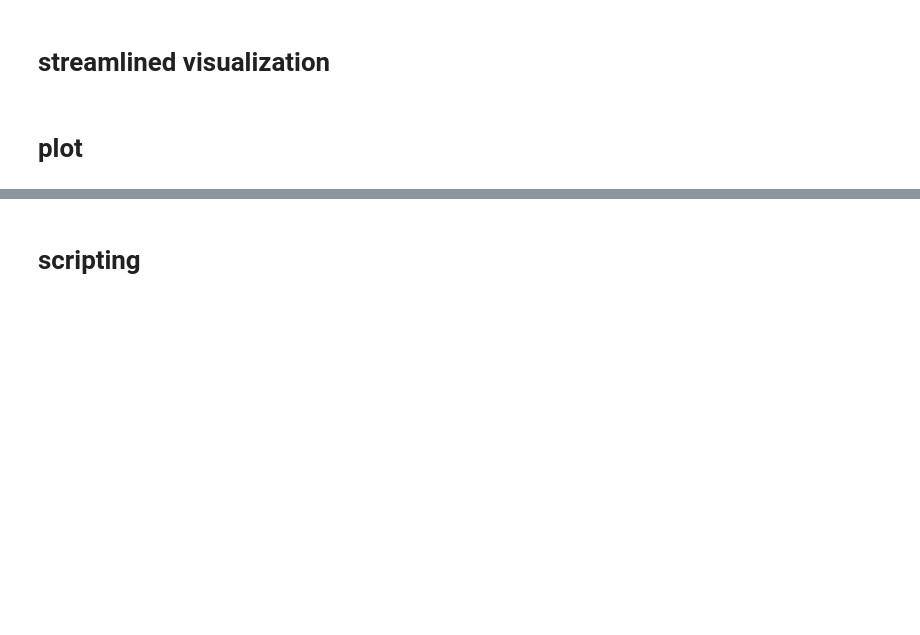
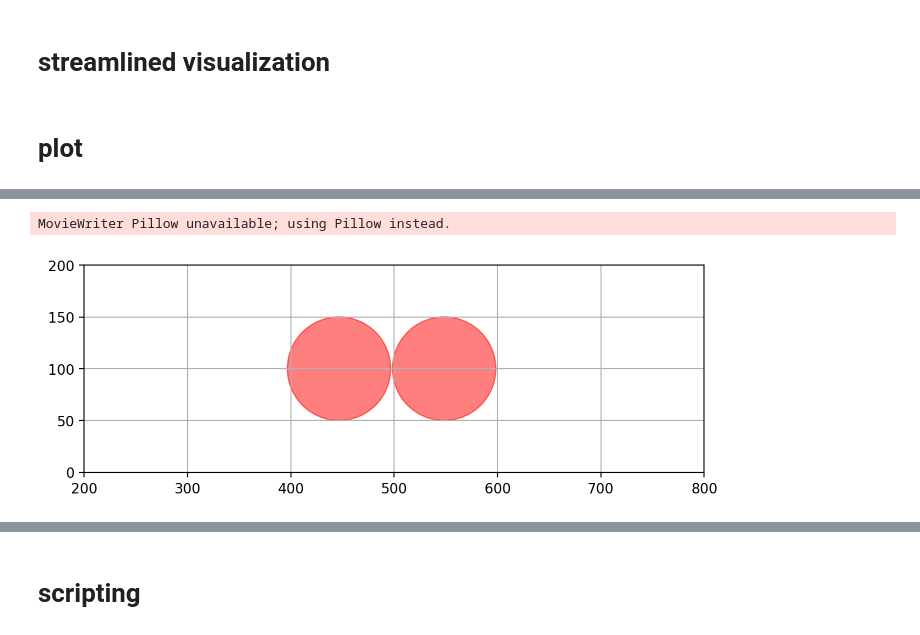
Before and after one commit to lexiarlen/LIGGGHTS_SEAICE, a Jupyter notebook: lexi_tests/python_visualization/python_plots.ipynb, the cells around one changed output, grey strips where cells are left out. Saved outputs shown, nothing was run; the diff lists cells and outputs as text; code cells hidden in the pictures; blank space fills up the shorter version.

```diff
--- a/lexi_tests/python_visualization/python_plots.ipynb
+++ b/lexi_tests/python_visualization/python_plots.ipynb
@@ -77,0 +91,50 @@ plot_relevant_quantities(df_atom, df_bond, dt, r'5% overlap; coeff rest = 1.0')
+# %%
+fig, ax = plt.subplots(figsize=(8, 8))
+
+# Use bond values to determine whether bond exists or not
+bond_exists = df_bond['bfx'].values
+
+# Dictionary to store circle objects for each atom
+circles = {}
+
+# Assuming df_atom has already been defined and structured correctly
+unique_atoms = set(idx[0] for idx in df_atom.keys())
+
+# Initialize circles at their initial positions
+for atom_id in unique_atoms:
+    initial_x = df_atom[(atom_id, 'x')].iloc[0]
+    initial_y = df_atom[(atom_id, 'y')].iloc[0]
+    radius = df_atom[(atom_id, 'radius')].iloc[0]
+    circle = Circle((initial_x, initial_y), radius, color='blue', alpha=0.5)
+    ax.add_patch(circle)
+    circles[atom_id] = circle
+
+# Set the plot limits manually
+ax.set_xlim(200, 800)
+ax.set_ylim(0, 200)
+ax.set_aspect('equal', 'box')
+ax.grid()
+
+# Update function for animation
+def update(frame):
+    for atom_id in unique_atoms:
+        new_x = df_atom[(atom_id, 'x')].iloc[frame]
+        new_y = df_atom[(atom_id, 'y')].iloc[frame]
+        bond_status = bond_exists[frame]  # Assuming atom_id starts from 1 and maps directly to indices (0-based)
+        color = 'red' if np.isnan(bond_status) else 'blue'  # Change color if bond status is NaN
+        circles[atom_id].center = (new_x, new_y)
+        circles[atom_id].set_color(color)  # Update the color based on bond status
+    return circles.values()
+
+# Animation parameters
+N = 1
+frame_indices = range(0, len(df_atom[(next(iter(unique_atoms)), 'x')]), N)
+
+# Create and save the animation
+anim = FuncAnimation(fig, update, frames=frame_indices, blit=True, repeat=False)
+anim.save('gifs/contact/elastic_contact_bond_break.gif', writer='Pillow', fps=10)  # Adjust fps as needed
+
+plt.show()
+# %% [output]
+MovieWriter Pillow unavailable; using Pillow instead.
+[figure, added]
```
Also changed, not shown: parts of 5 cells of this notebook, 2 other files.
